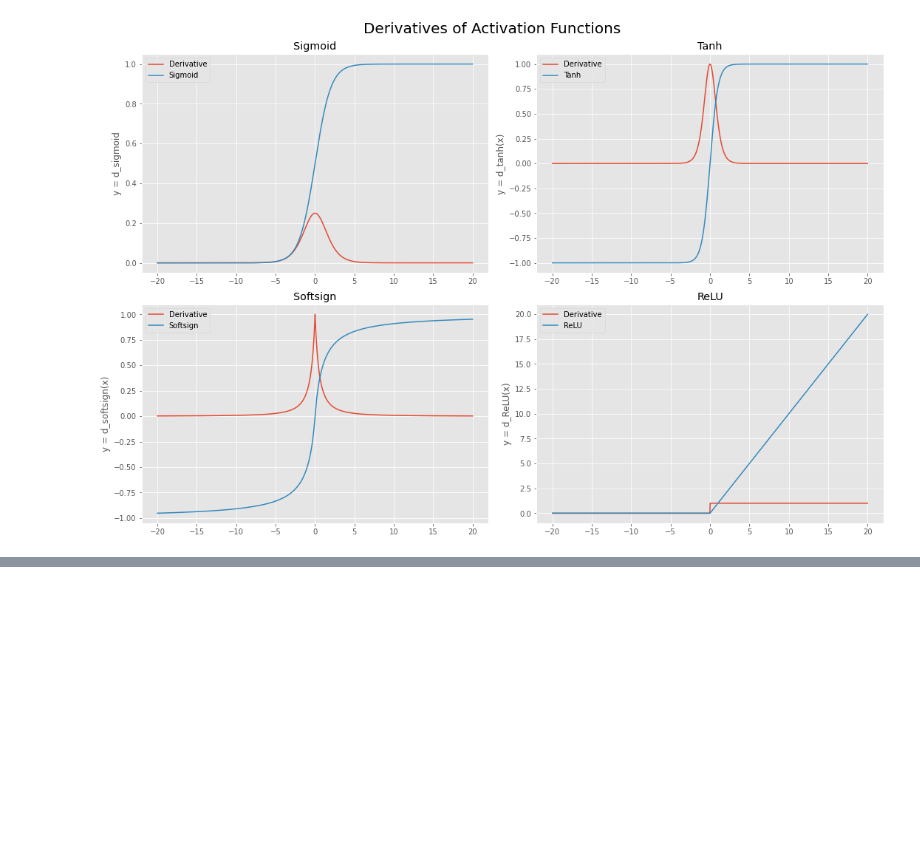
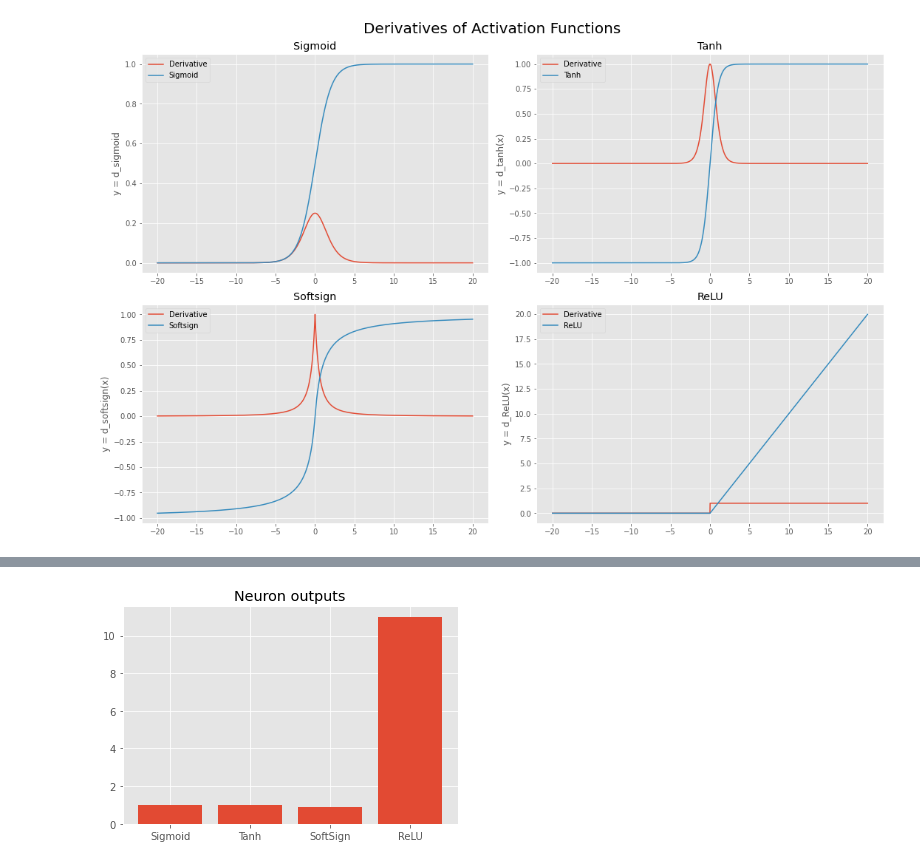
Before and after one commit to HarishBachu/NNDL, a Jupyter notebook: Assignment1/Q1_Q2.ipynb, the cells around one changed output, grey strips where cells are left out. Drawn from its saved outputs; the diff is of its cells as text; code cells hidden in the pictures; blank space fills up the shorter version.

```diff
--- a/Assignment1/Q1_Q2.ipynb
+++ b/Assignment1/Q1_Q2.ipynb
@@ -103,0 +111,18 @@ plt.show()
+# %%
+def feedForward(x, W, b, activation):
+    '''
+    Input Format:
+        x -> Input to the layer
+        W -> Neuron weights
+        b -> Bias term
+    Output Format:
+        y -> Neuron Output
+    '''
+    if(type(x) != np.ndarray):
+        x = np.array(x)
+
+    if(type(W) != np.ndarray):
+        W = np.array(W)
+
+    y = activation(W.dot(x) + b)
+    return y
@@ -103,0 +131,18 @@ plt.show()
+# %%
+x = [4, 5]
+W = [1, 1]
+b = 2
+
+y_sigm = feedForward(x, W, b, sigmoid)
+y_tanh = feedForward(x, W, b, tanh)
+y_softsign = feedForward(x, W, b, softsign)
+y_ReLU = feedForward(x, W, b, ReLU)
+
+x = ["Sigmoid", "Tanh", "SoftSign", "ReLU"]
+y = [y_sigm, y_tanh, y_softsign, y_ReLU]
+
+plt.bar(x, height = y)
+plt.title("Neuron outputs")
+plt.show()
+# %% [output]
+[figure, added]
```
Also changed, not shown: parts of 2 cells of this notebook.
